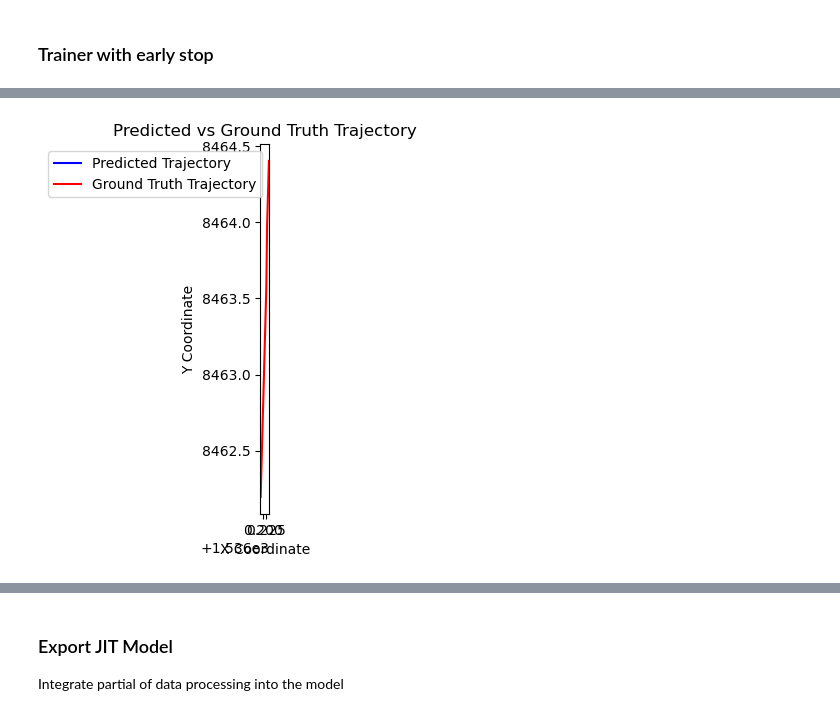
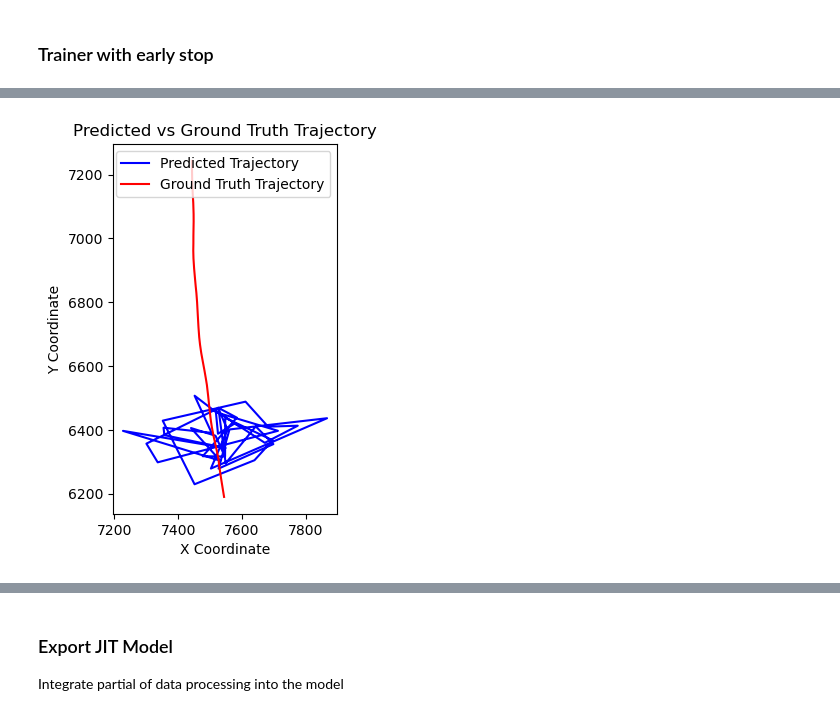
Before and after one commit to priest-yang/Pedestrian-Trajectory-Prediction, a Jupyter notebook: notebook/TFT_Flowmatching.ipynb, the cells around one changed output, grey strips where cells are left out. Drawn from its saved outputs; the diff is of its cells as text; code cells hidden in the pictures.

```diff
--- a/notebook/TFT_Flowmatching.ipynb
+++ b/notebook/TFT_Flowmatching.ipynb
@@ -937,11 +1261,12 @@ with torch.no_grad():
         X_test_batch[:, :, :2] = X_test_batch[:, :, :2] - current_pos_input
         y_test_batch[:, :, :2] = y_test_batch[:, :, :2] - current_pos_output
 
-        # only take 0, 2, 4, 6, 8, 10, 12, 14, 16, 18
-        y_test_batch = y_test_batch[:, ::2, :2]
-        X_test_batch = X_test_batch[:, ::2, :]
+        # # only take 0, 2, 4, 6, 8, 10, 12, 14, 16, 18
+        # y_test_batch = y_test_batch[:, ::4, :2]
+        # X_test_batch = X_test_batch[:, ::4, :]
 
-        y_preds = model(X_test_batch, influence=True, return_all=True)
+        # y_preds = model(X_test_batch, influence=True, return_all=True)
+        y_preds = [model.sample_actions(X_test_batch)]
         # slect the one with minimum loss
 
         min_loss = float('inf')
@@ -1057,24 +1382,24 @@ plt.show()
 # %%
 # visualize
 
-time_stamp = 2899
+time_stamp = 28990
 import matplotlib.pyplot as plt
 import matplotlib.patches as mpatches
 
 pred = predictions[time_stamp, :, :].cpu().numpy()
 truth = truths[time_stamp, :, :].cpu().numpy()
 
 fig, ax = plt.subplots()
 
 # equal axis
 ax.set_aspect('equal')
 
 ax.plot(pred[:, 0], pred[:, 1], color='blue', label='Predicted Trajectory')
 ax.plot(truth[:, 0], truth[:, 1], color='red', label='Ground Truth Trajectory')
 ax.set_xlabel('X Coordinate')
 ax.set_ylabel('Y Coordinate')
 ax.set_title('Predicted vs Ground Truth Trajectory')
 ax.legend()
 plt.show()
 # %% [output]
-[figure, old version]
+[figure, new version]
```
Also changed, not shown: parts of 9 cells of this notebook.
